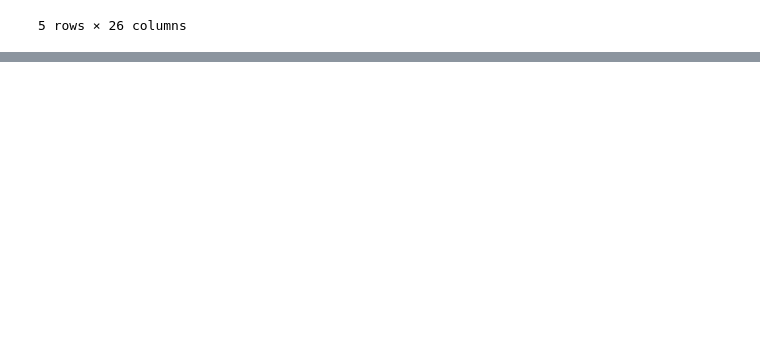
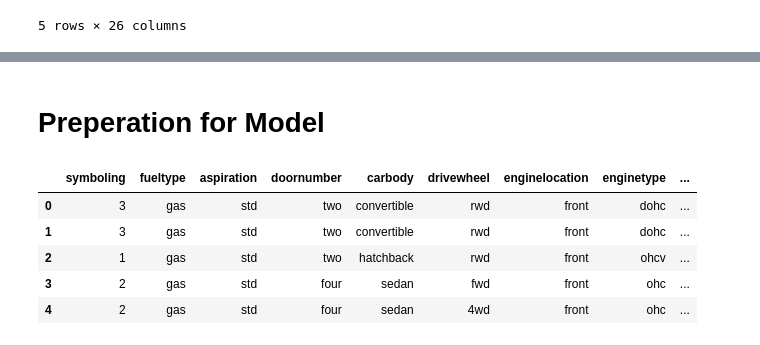
Before and after one commit to jacobhash570/project_4, a Jupyter notebook: Cars_Model.ipynb, the cells around one changed output, grey strips where cells are left out. Drawn from its saved outputs; the diff is of its cells as text; code cells hidden in the pictures; blank space fills up the shorter version.

Commit message:
model prep

```diff
--- a/Cars_Model.ipynb
+++ b/Cars_Model.ipynb
@@ -121,3 +111,22 @@ Name: car_company, dtype: int64
+# %%
+# Clean up misspelled names
+
+# Volkswagen
+cars.loc[(cars['car_company'] == "vw") |
+         (cars['car_company'] == "vokswagen")
+         , 'car_company'] = 'volkswagen'
+
+# Porsche
+cars.loc[cars['car_company'] == "porcshce", 'car_company'] = 'porsche'
+
+# Toyota
+cars.loc[cars['car_company'] == "toyouta", 'car_company'] = 'toyota'
+
+# Nissan
+cars.loc[cars['car_company'] == "Nissan", 'car_company'] = 'nissan'
+
+# Mazda
+cars.loc[cars['car_company'] == "maxda", 'car_company'] = 'mazda'
 # %%
 # replacing misspelled car_company names
 
@@ -181,3 +190,26 @@ cars.describe()
 | 50% | 103.000000 | 97.000000 | 173.200000 | 65.500000 | 54.100000 | 2414.000000 | 120.000000 | 3.310000 | 3.290000 | ... |
 | 75% | 154.000000 | 102.400000 | 183.100000 | 66.900000 | 55.500000 | 2935.000000 | 141.000000 | 3.580000 | 3.410000 | ... |
 | max | 205.000000 | 120.900000 | 208.100000 | 72.300000 | 59.800000 | 4066.000000 | 326.000000 | 3.940000 | 4.170000 | ... |
+# %% [markdown]
+# Preperation for Model
+# %%
+# Split data into X and y
+X = cars.loc[:, ['symboling', 'fueltype', 'aspiration', 'doornumber',
+       'carbody', 'drivewheel', 'enginelocation', 'wheelbase', 'carlength',
+       'carwidth', 'carheight', 'curbweight', 'enginetype', 'cylindernumber',
+       'enginesize', 'fuelsystem', 'boreratio', 'stroke', 'compressionratio',
+       'horsepower', 'peakrpm', 'citympg', 'highwaympg',
+       'car_company']]
+
+Y = cars['price']
+# %%
+# Categorical
+cars_categorical = X.select_dtypes(include=['object'])
+cars_categorical.head()
+# %% [output]
+|  | symboling | fueltype | aspiration | doornumber | carbody | drivewheel | enginelocation | enginetype | ... |
+| 0 | 3 | gas | std | two | convertible | rwd | front | dohc | ... |
+| 1 | 3 | gas | std | two | convertible | rwd | front | dohc | ... |
+| 2 | 1 | gas | std | two | hatchback | rwd | front | ohcv | ... |
+| 3 | 2 | gas | std | four | sedan | fwd | front | ohc | ... |
+| 4 | 2 | gas | std | four | sedan | 4wd | front | ohc | ... |
```
Also changed, not shown: parts of 12 cells of this notebook.
